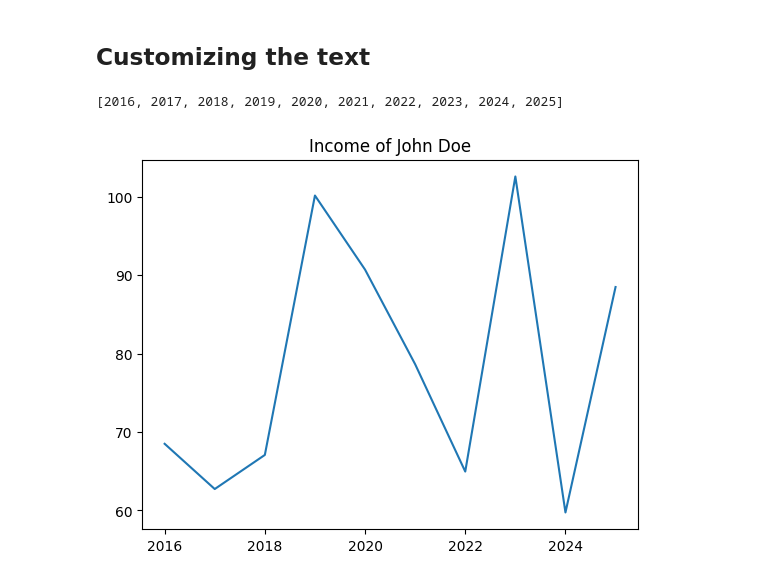
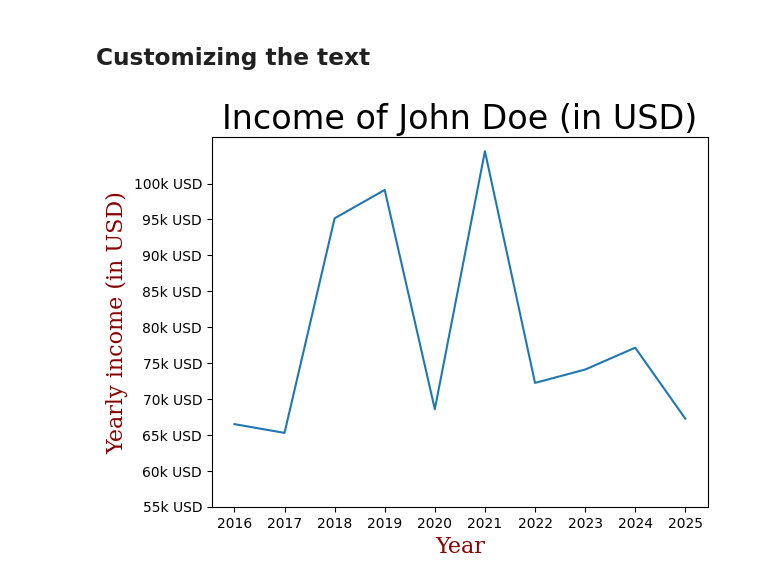
Before and after one commit to alchemistbg/matplotlib, a Jupyter notebook: matplotlib.ipynb, the cells around one changed output. Cells and saved outputs as stored; diff of their text form; code cells hidden in the pictures.

```diff
--- a/matplotlib.ipynb
+++ b/matplotlib.ipynb
@@ -145,13 +145,20 @@ plt.boxplot(
 # %%
 years = [x for x in range(2016, 2026)]
 income = [(x + x * round(np.random.random(), 2)) for x in range(50, 60)]
-ticks = [x for x in range(2016, 2026, 1)]
+income_ticks = [x for x in range(55, 101, 5)]
-# %%
-ticks
-# %% [output]
-[2016, 2017, 2018, 2019, 2020, 2021, 2022, 2023, 2024, 2025]
-# %%
-plt.plot(years, income)
-plt.title('Income of John Doe');
-# %% [output]
-[figure, removed]
+# %%
+fontdict = {
+  'family': 'serif',
+  'color':  'darkred',
+  'weight': 'normal',
+  'size': 16,
+}
+# %%
+plt.plot(years, income)
+plt.title('Income of John Doe (in USD)', fontsize = 24)
+plt.xlabel('Year', fontdict = fontdict)
+plt.ylabel('Yearly income (in USD)', fontdict = fontdict)
+plt.xticks(years)
+plt.yticks(income_ticks, [f'{x}k USD' for x in income_ticks]);
+# %% [output]
+[figure, added]
```
